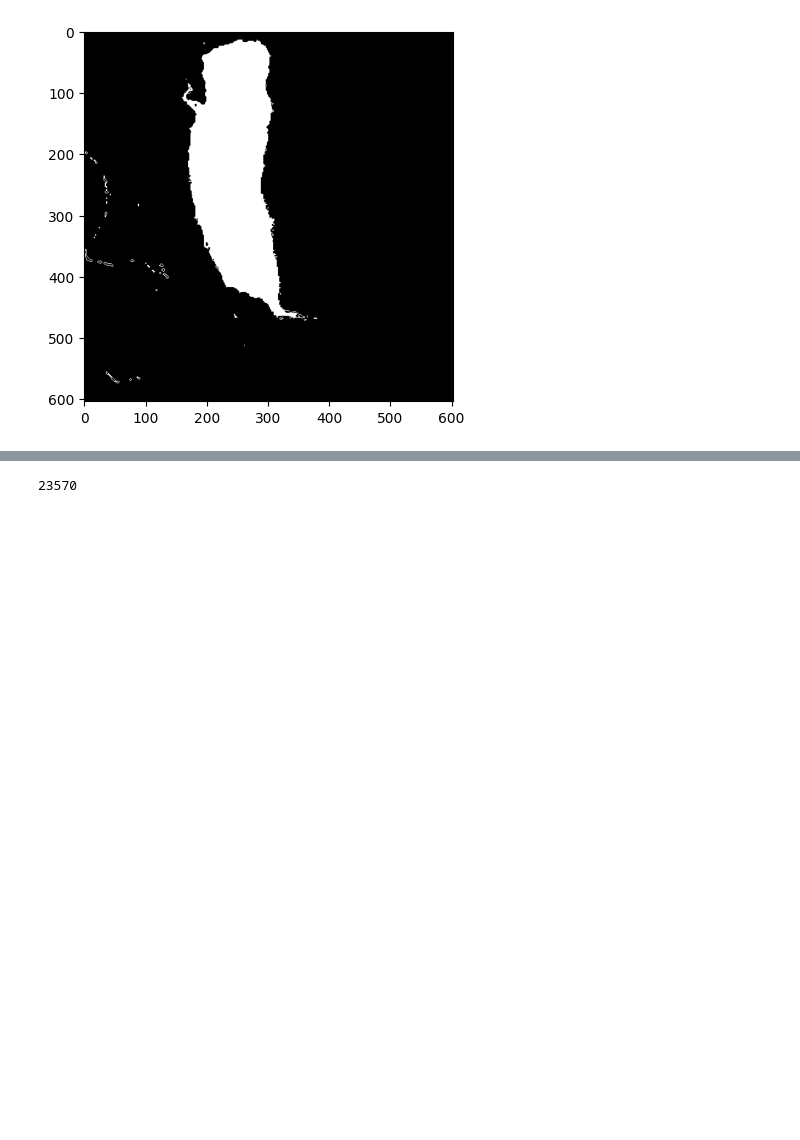
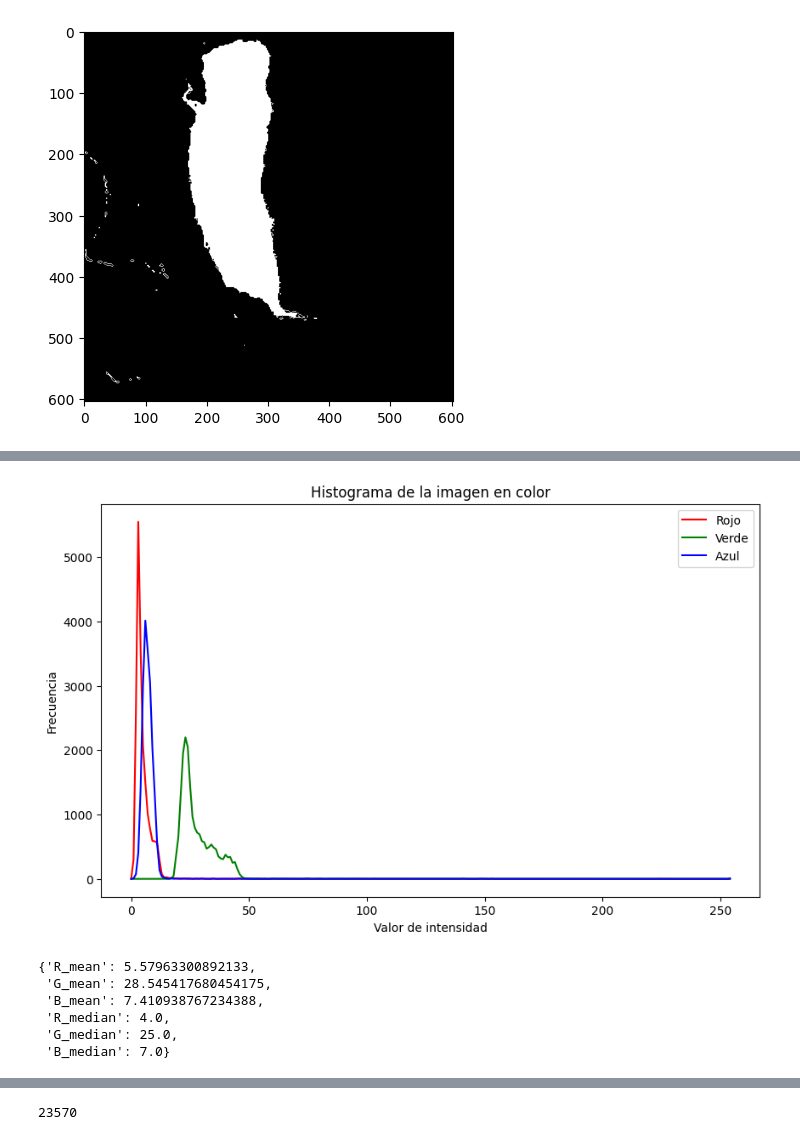
Before and after one commit to Misael1998/iebs-mdsbd-global-project, a Jupyter notebook: notebooks/Sentinel_exploration.ipynb, the cells around one changed output, grey strips where cells are left out. Drawn from its saved outputs; the diff is of its cells as text; code cells hidden in the pictures; blank space fills up the shorter version.

```diff
--- a/notebooks/Sentinel_exploration.ipynb
+++ b/notebooks/Sentinel_exploration.ipynb
@@ -353,0 +366,40 @@ Wall time: 18.9 s
+# %%
+red_values = test_visual[:,:,0].flatten()
+green_values = test_visual[:,:,1].flatten()
+blue_values = test_visual[:,:,2].flatten()
+
+# Calcular los histogramas de cada banda de color
+red_hist, red_bins = np.histogram(red_values, bins=255, range=(0, 255))
+green_hist, green_bins = np.histogram(green_values, bins=255, range=(0, 255))
+blue_hist, blue_bins = np.histogram(blue_values, bins=255, range=(0, 255))
+
+# Graficar los histogramas
+plt.figure(figsize=(10, 6))
+plt.plot(red_bins[:-1], red_hist, color='red', label='Rojo')
+plt.plot(green_bins[:-1], green_hist, color='green', label='Verde')
+plt.plot(blue_bins[:-1], blue_hist, color='blue', label='Azul')
+plt.title('Histograma de la imagen en color')
+plt.xlabel('Valor de intensidad')
+plt.ylabel('Frecuencia')
+plt.legend()
+plt.show()
+# %% [output]
+[figure, added]
+# %%
+means = {
+    'R_mean': np.nanmean(red_values),
+    'G_mean': np.nanmean(green_values),
+    'B_mean': np.nanmean(blue_values),
+    'R_median': np.nanmedian(red_values),
+    'G_median': np.nanmedian(green_values),
+    'B_median': np.nanmedian(blue_values)
+}
+
+means
+# %% [output]
+{'R_mean': 5.57963300892133,
+ 'G_mean': 28.545417680454175,
+ 'B_mean': 7.410938767234388,
+ 'R_median': 4.0,
+ 'G_median': 25.0,
+ 'B_median': 7.0}
```
Also changed, not shown: parts of 26 cells of this notebook, 1 other file.
